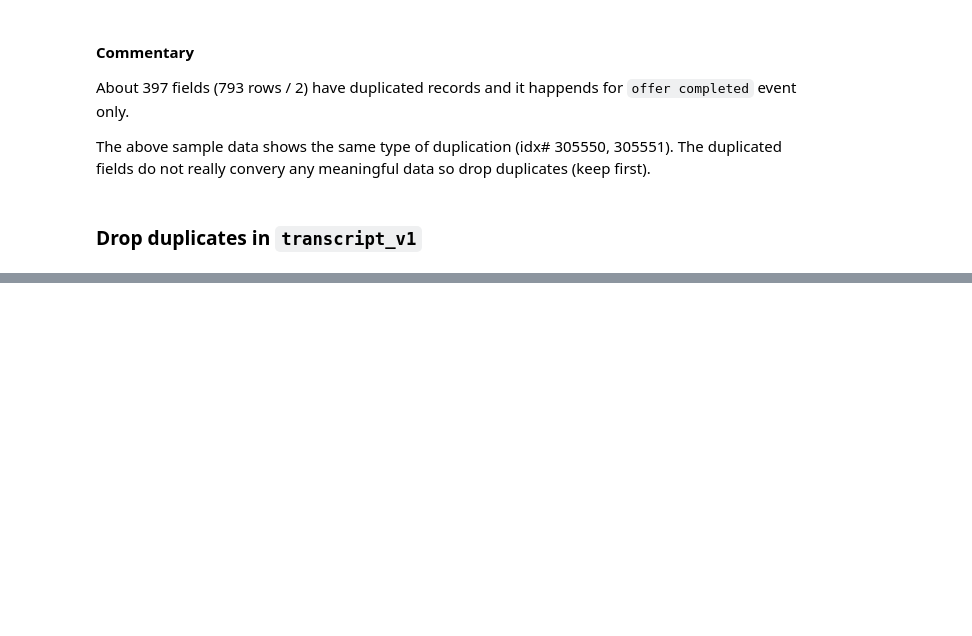
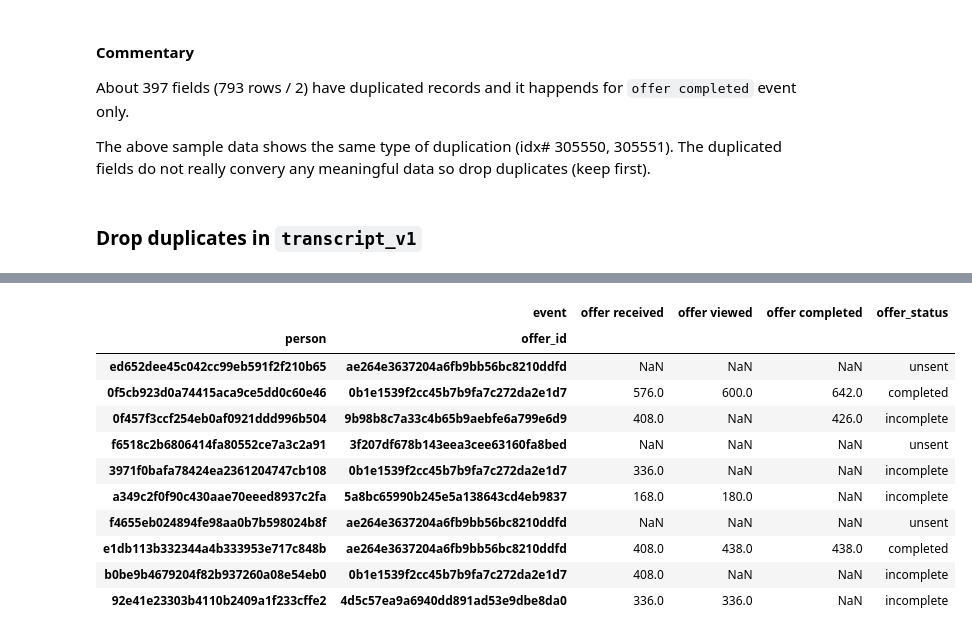
Before and after one commit to jasonsuk/ds-starbucks, a Jupyter notebook: Starbucks_Capstone_notebook.ipynb, the cells around one changed output, grey strips where cells are left out. Saved outputs shown, nothing was run; the diff lists cells and outputs as text; code cells hidden in the pictures; blank space fills up the shorter version.

```diff
--- a/Starbucks_Capstone_notebook.ipynb
+++ b/Starbucks_Capstone_notebook.ipynb
@@ -611,0 +485,7 @@ transcript_v1 = pd.read_csv('data/transcript_v1.csv')
+# %%
+# Remove reward column and subset transcript sorted dataframe
+transcript_subset = transcript_sorted[['person', 'event', 'time', 'offer_id']]
+
+# Pivot the subsetted dataframe
+offer_by_customer = transcript_subset.groupby(['person', 'offer_id', 'event']).max().unstack()
+offer_by_customer.head()
@@ -611,0 +518,9 @@ transcript_v1 = pd.read_csv('data/transcript_v1.csv')
+# %%
+# Resetting multi-index column
+offer_by_customer.columns = offer_by_customer.columns.droplevel(0)
+# %%
+# Check if transaction column has any non-null value
+assert offer_by_customer['transaction'].notnull().sum() == 0, 'There is a non-null value in transaction column'
+
+# Drop the transaction column
+offer_by_customer = offer_by_customer.drop(columns='transaction')
@@ -611,0 +614,2 @@ transcript_v1 = pd.read_csv('data/transcript_v1.csv')
+# %%
+offer_by_customer_labeled = label_offer_completion(df=offer_by_customer)
@@ -611,0 +619,16 @@ transcript_v1 = pd.read_csv('data/transcript_v1.csv')
+# %%
+# Visually check with 10 samples
+offer_by_customer_labeled.sample(10) # ok!
+# %% [output]
+|  | event | offer received | offer viewed | offer completed | offer_status |
+| person | offer_id |  |  |  |  |
+| ed652dee45c042cc99eb591f2f210b65 | ae264e3637204a6fb9bb56bc8210ddfd | NaN | NaN | NaN | unsent |
+| 0f5cb923d0a74415aca9ce5dd0c60e46 | 0b1e1539f2cc45b7b9fa7c272da2e1d7 | 576.0 | 600.0 | 642.0 | completed |
+| 0f457f3ccf254eb0af0921ddd996b504 | 9b98b8c7a33c4b65b9aebfe6a799e6d9 | 408.0 | NaN | 426.0 | incomplete |
+| f6518c2b6806414fa80552ce7a3c2a91 | 3f207df678b143eea3cee63160fa8bed | NaN | NaN | NaN | unsent |
+| 3971f0bafa78424ea2361204747cb108 | 0b1e1539f2cc45b7b9fa7c272da2e1d7 | 336.0 | NaN | NaN | incomplete |
+| a349c2f0f90c430aae70eeed8937c2fa | 5a8bc65990b245e5a138643cd4eb9837 | 168.0 | 180.0 | NaN | incomplete |
+| f4655eb024894fe98aa0b7b598024b8f | ae264e3637204a6fb9bb56bc8210ddfd | NaN | NaN | NaN | unsent |
+| e1db113b332344a4b333953e717c848b | ae264e3637204a6fb9bb56bc8210ddfd | 408.0 | 438.0 | 438.0 | completed |
+| b0be9b4679204f82b937260a08e54eb0 | 0b1e1539f2cc45b7b9fa7c272da2e1d7 | 408.0 | NaN | NaN | incomplete |
+| 92e41e23303b4110b2409a1f233cffe2 | 4d5c57ea9a6940dd891ad53e9dbe8da0 | 336.0 | 336.0 | NaN | incomplete |
```
Also changed, not shown: parts of 49 cells of this notebook, 2 other files.
